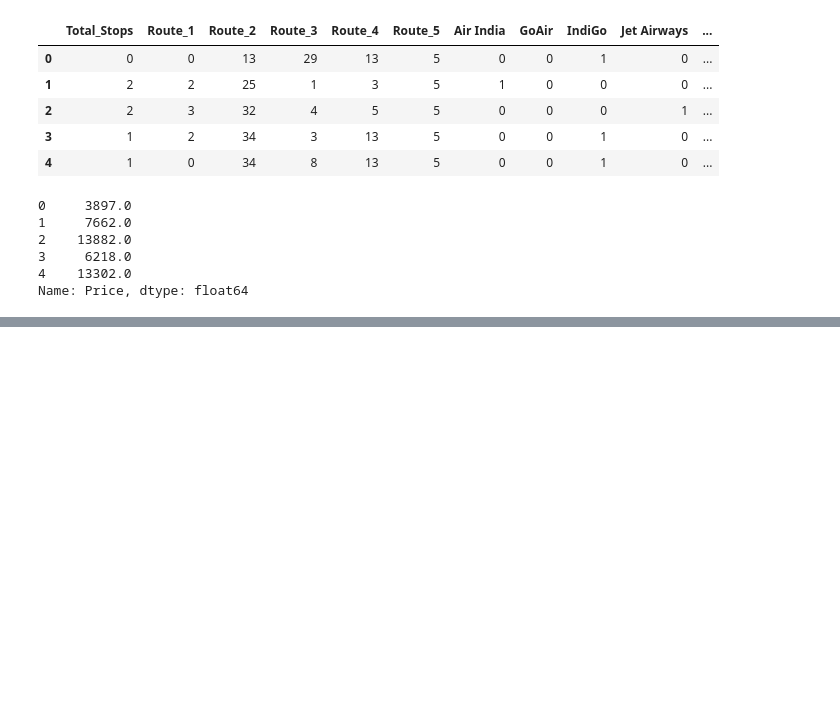
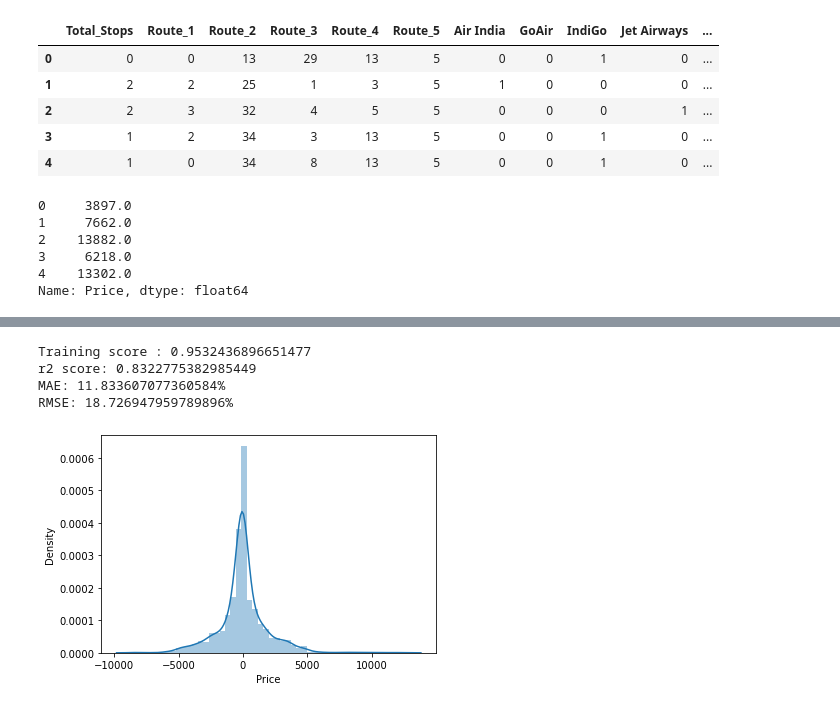
Before and after one commit to cybersaksham/Flight-Fare-Predict, a Jupyter notebook: main.ipynb, the cells around one changed output, grey strips where cells are left out. Drawn from its saved outputs; the diff is of its cells as text; code cells hidden in the pictures; blank space fills up the shorter version.

Commit message:
random forest regressor applied

```diff
--- a/main.ipynb
+++ b/main.ipynb
@@ -429,0 +477,25 @@ Name: Price, dtype: float64
+# %%
+# Splitting train & test data
+from sklearn.model_selection import train_test_split
+X_train, X_test, y_train, y_test = train_test_split(X, Y, test_size=0.2)
+# %%
+# Predicting result
+from sklearn import metrics
+def predict(ml_model):
+    model = ml_model.fit(X_train,y_train)
+    print('Training score : {}'.format(model.score(X_train,y_train)))
+    y_prediction = model.predict(X_test)
+    print('r2 score: {}'.format(metrics.r2_score(y_test,y_prediction)))
+    print('MAE: {}%'.format(metrics.mean_absolute_error(y_test,y_prediction) / 100))
+    print('RMSE: {}%'.format(np.sqrt(metrics.mean_squared_error(y_test,y_prediction)) / 100))
+    sns.distplot(y_test - y_prediction)
+# %%
+# Using Random Forest Algorithm
+from sklearn.ensemble import RandomForestRegressor
+predict(RandomForestRegressor())
+# %% [output]
+Training score : 0.9532436896651477
+r2 score: 0.8322775382985449
+MAE: 11.833607077360584%
+RMSE: 18.726947959789896%
+[figure, added]
```
Also changed, not shown: parts of 3 cells of this notebook.
